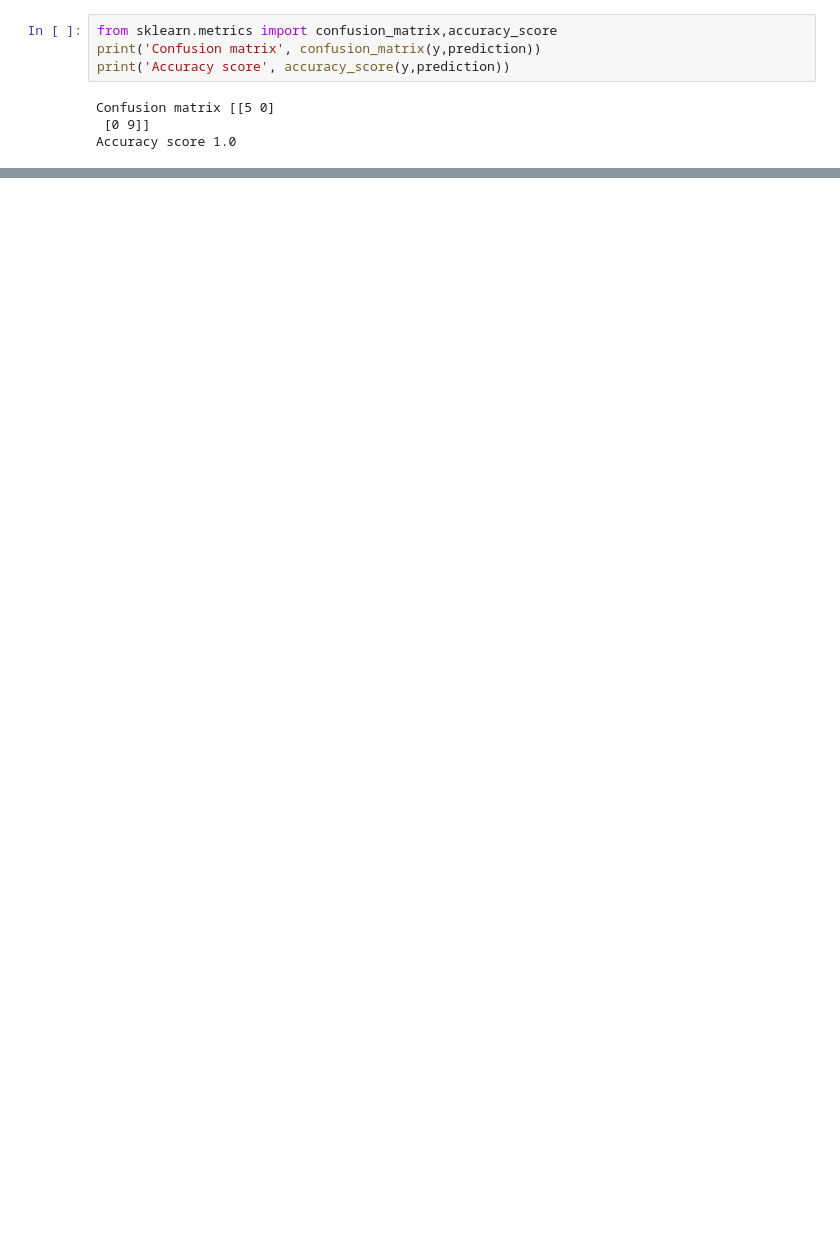
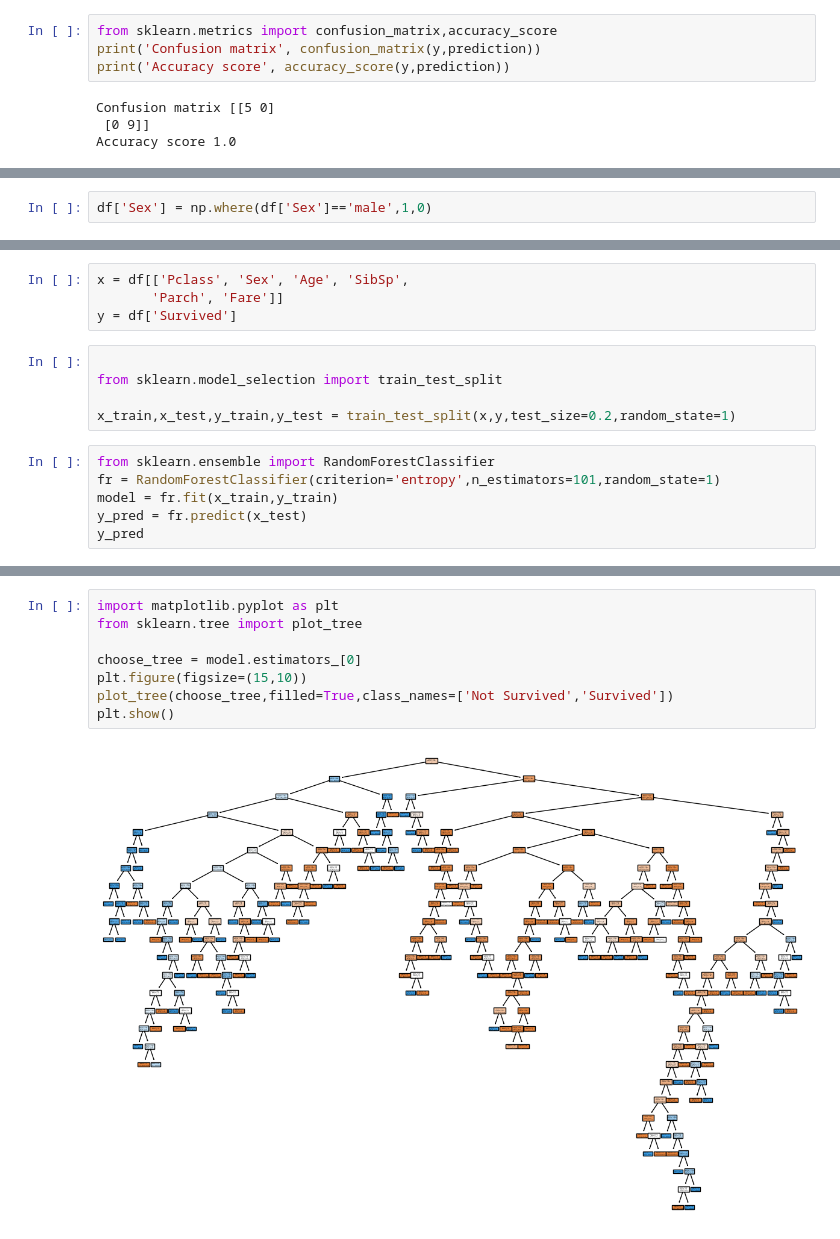
Before and after one commit to koffandaff/Python-2, a Jupyter notebook: T2/Ch5/Notes/Dhruvil/ch5.ipynb, the cells around one changed output, grey strips where cells are left out. Cells and saved outputs as stored; diff of their text form; blank space fills up the shorter version.

```diff
--- a/T2/Ch5/Notes/Dhruvil/ch5.ipynb
+++ b/T2/Ch5/Notes/Dhruvil/ch5.ipynb
@@ -685,0 +847,2 @@ df.to_excel('Lable_encoded_sports.xlsx')
+# %%
+df['Sex'] = np.where(df['Sex']=='male',1,0)
@@ -685,0 +858,15 @@ df.to_excel('Lable_encoded_sports.xlsx')
+# %%
+x = df[['Pclass', 'Sex', 'Age', 'SibSp',
+       'Parch', 'Fare']]
+y = df['Survived']
+# %%
+
+from sklearn.model_selection import train_test_split
+
+x_train,x_test,y_train,y_test = train_test_split(x,y,test_size=0.2,random_state=1)
+# %%
+from sklearn.ensemble import RandomForestClassifier
+fr = RandomForestClassifier(criterion='entropy',n_estimators=101,random_state=1)
+model = fr.fit(x_train,y_train)
+y_pred = fr.predict(x_test)
+y_pred
@@ -685,0 +950,10 @@ df.to_excel('Lable_encoded_sports.xlsx')
+# %%
+import matplotlib.pyplot as plt
+from sklearn.tree import plot_tree
+
+choose_tree = model.estimators_[0]
+plt.figure(figsize=(15,10))
+plot_tree(choose_tree,filled=True,class_names=['Not Survived','Survived'])
+plt.show()
+# %% [output]
+[figure, added]
```
Also changed, not shown: parts of 39 cells of this notebook, 2 other files.
